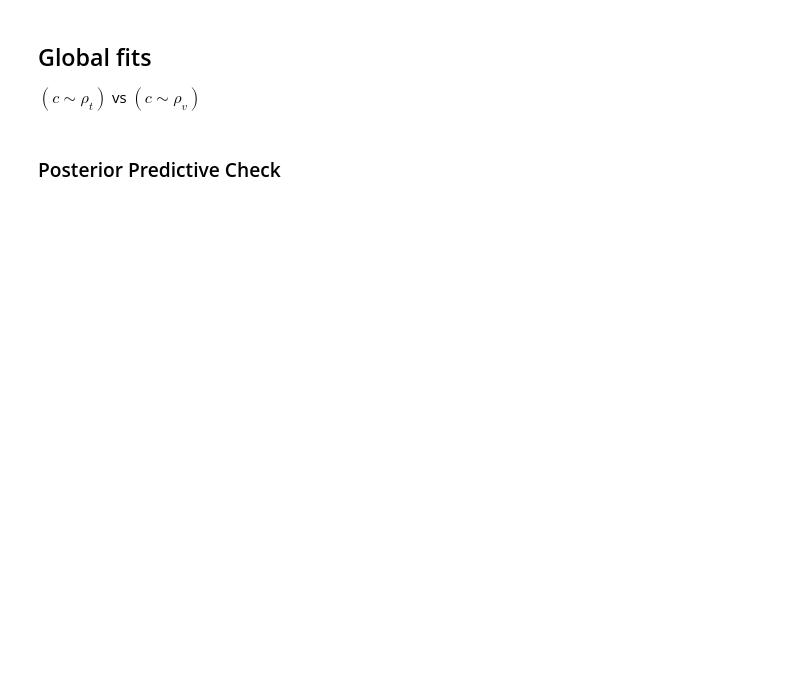
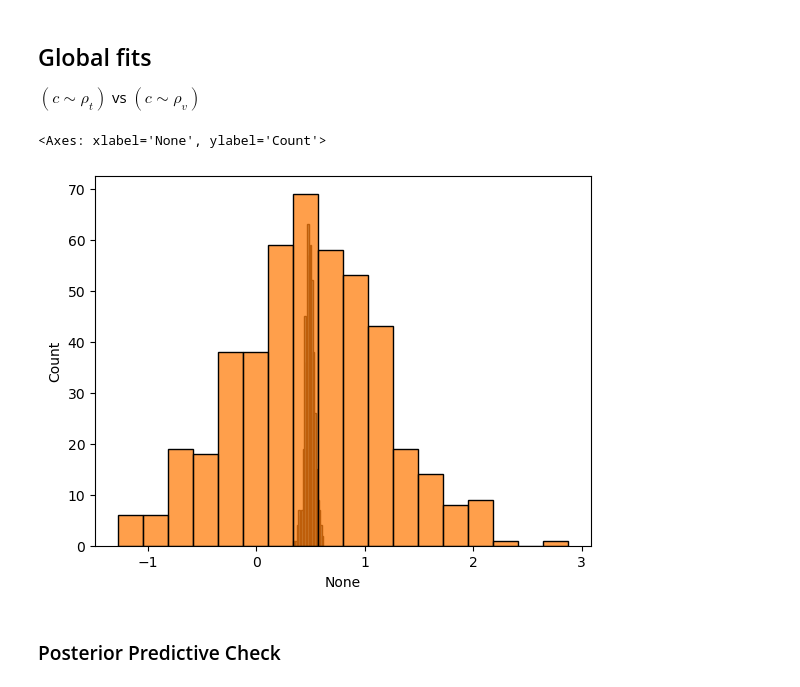
Before and after one commit to nathimel/citesim, a Jupyter notebook: src/notebooks/hierarchical_modeling.ipynb, the cells around one changed output. Saved outputs shown, nothing was run; the diff lists cells and outputs as text; code cells hidden in the pictures; blank space fills up the shorter version.

```diff
--- a/src/notebooks/hierarchical_modeling.ipynb
+++ b/src/notebooks/hierarchical_modeling.ipynb
@@ -186,6 +251,18 @@ pg = sns.PairGrid(data=fit.draws_pd(), vars=["alpha", "beta", "sigma"], diag_sha
 pg.map_lower(sns.histplot)
 pg.map_diag(sns.kdeplot)
 pg.map_upper(sns.scatterplot)
+# %%
+ax = sns.histplot(
+    x=draws[y_tilde_cols].mean(axis="rows")
+)
+
+sns.histplot(
+    x=df_test_i["log_cpy"],
+    ax=ax,
+)
+# %% [output]
+<Axes: xlabel='None', ylabel='Count'>
+[figure, added]
 # %% [markdown]
 ### Posterior Predictive Check
 # %%
```
Also changed, not shown: parts of 18 cells of this notebook, 1 other file.
